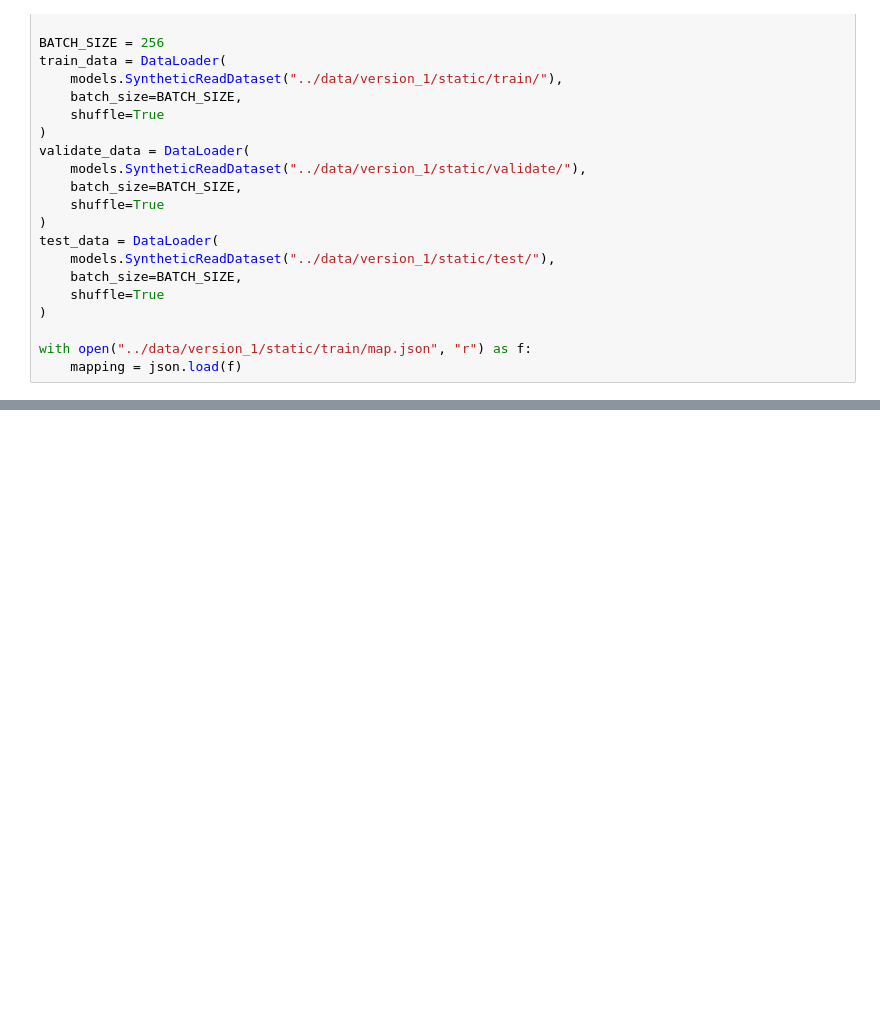
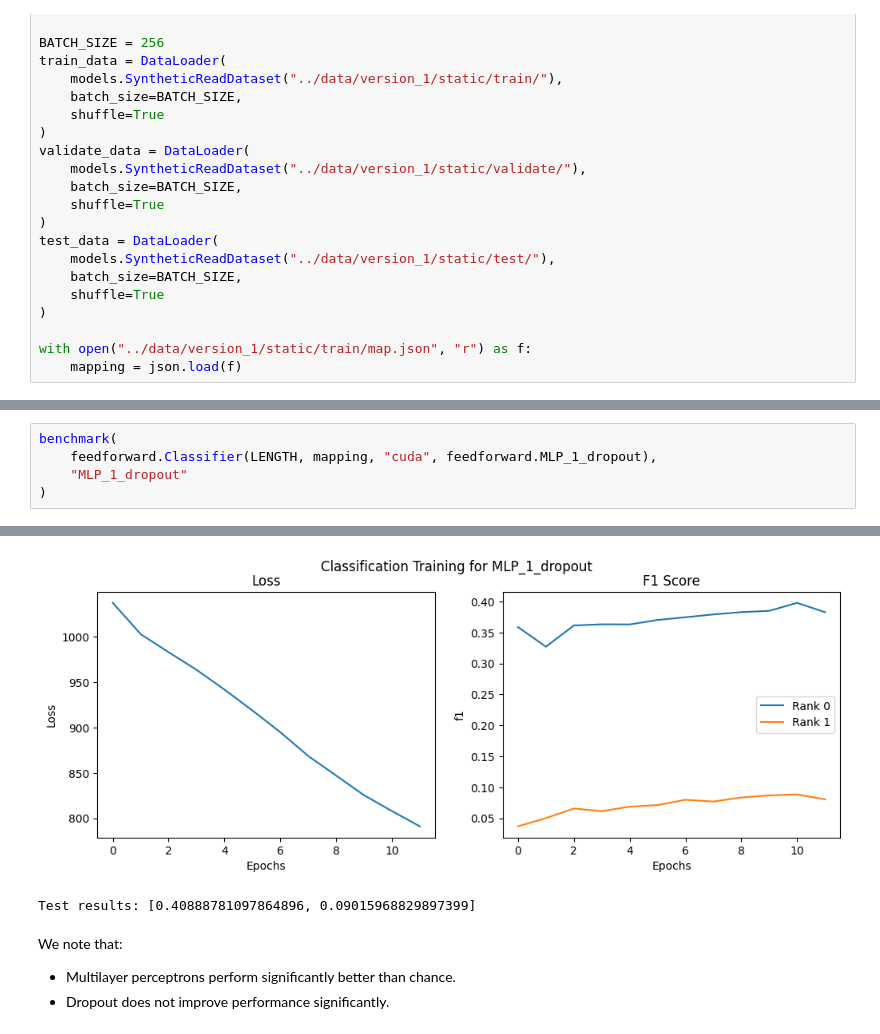
Before and after one commit to Vincent-Therrien/stelaro, a Jupyter notebook: demonstrations/synthetic.ipynb, the cells around one changed output, grey strips where cells are left out. Drawn from its saved outputs; the diff is of its cells as text; blank space fills up the shorter version.

Commit message:
Discuss performance

```diff
--- a/demonstrations/synthetic.ipynb
+++ b/demonstrations/synthetic.ipynb
@@ -512,0 +584,6 @@ def benchmark(classifier: models.BaseClassifier, name: str) -> None:
+# %%
+benchmark(
+    feedforward.Classifier(LENGTH, mapping, "cuda", feedforward.MLP_1_dropout),
+    "MLP_1_dropout"
+)
+# %% [output]
@@ -512,0 +604,7 @@ def benchmark(classifier: models.BaseClassifier, name: str) -> None:
+[figure, added]
+Test results: [0.40888781097864896, 0.09015968829897399]
+# %% [markdown]
+We note that:
+
+- Multilayer perceptrons perform significantly better than chance.
+- Dropout does not improve performance significantly.
```
Also changed, not shown: parts of 15 cells of this notebook, 3 other files.
